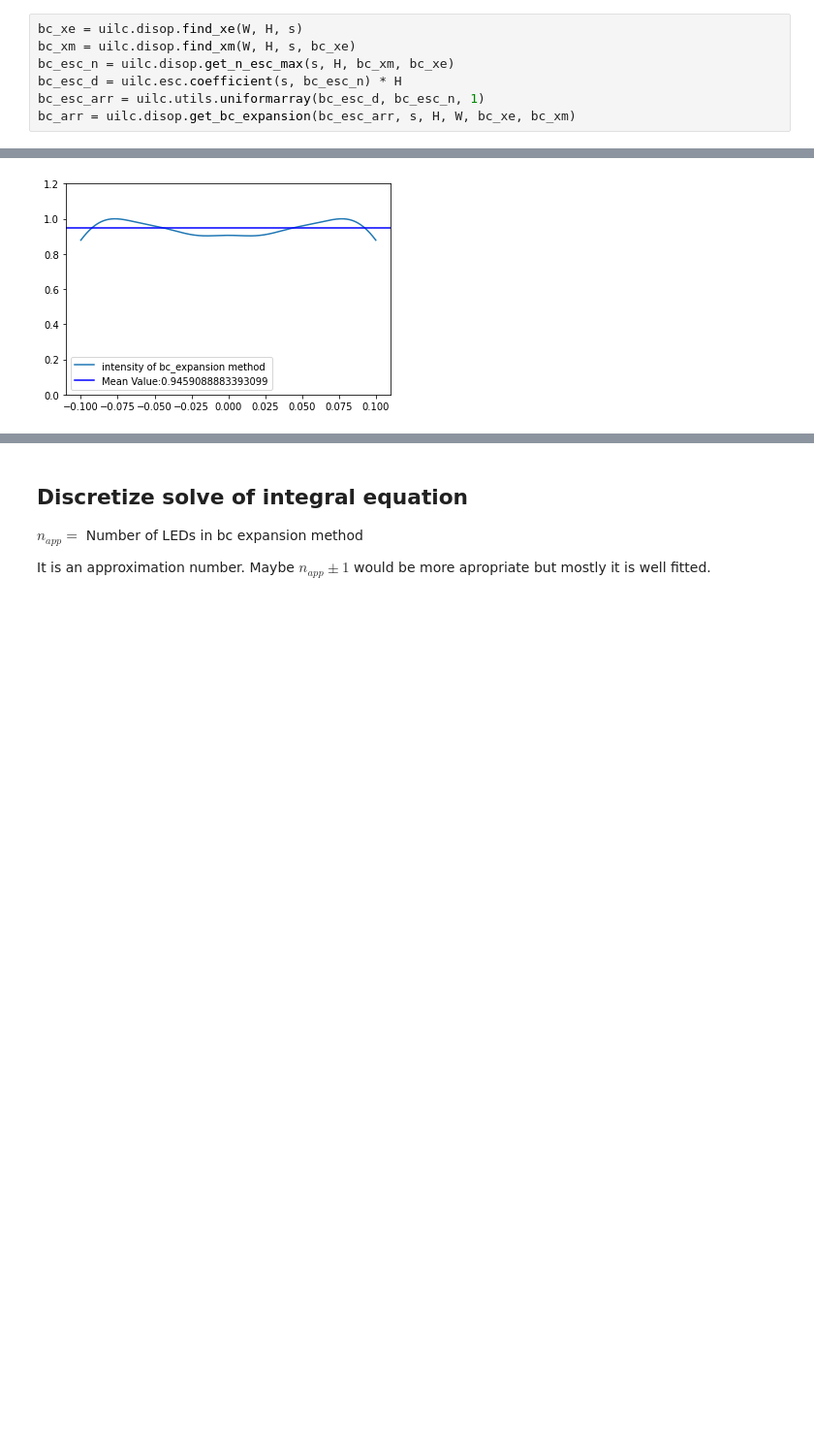
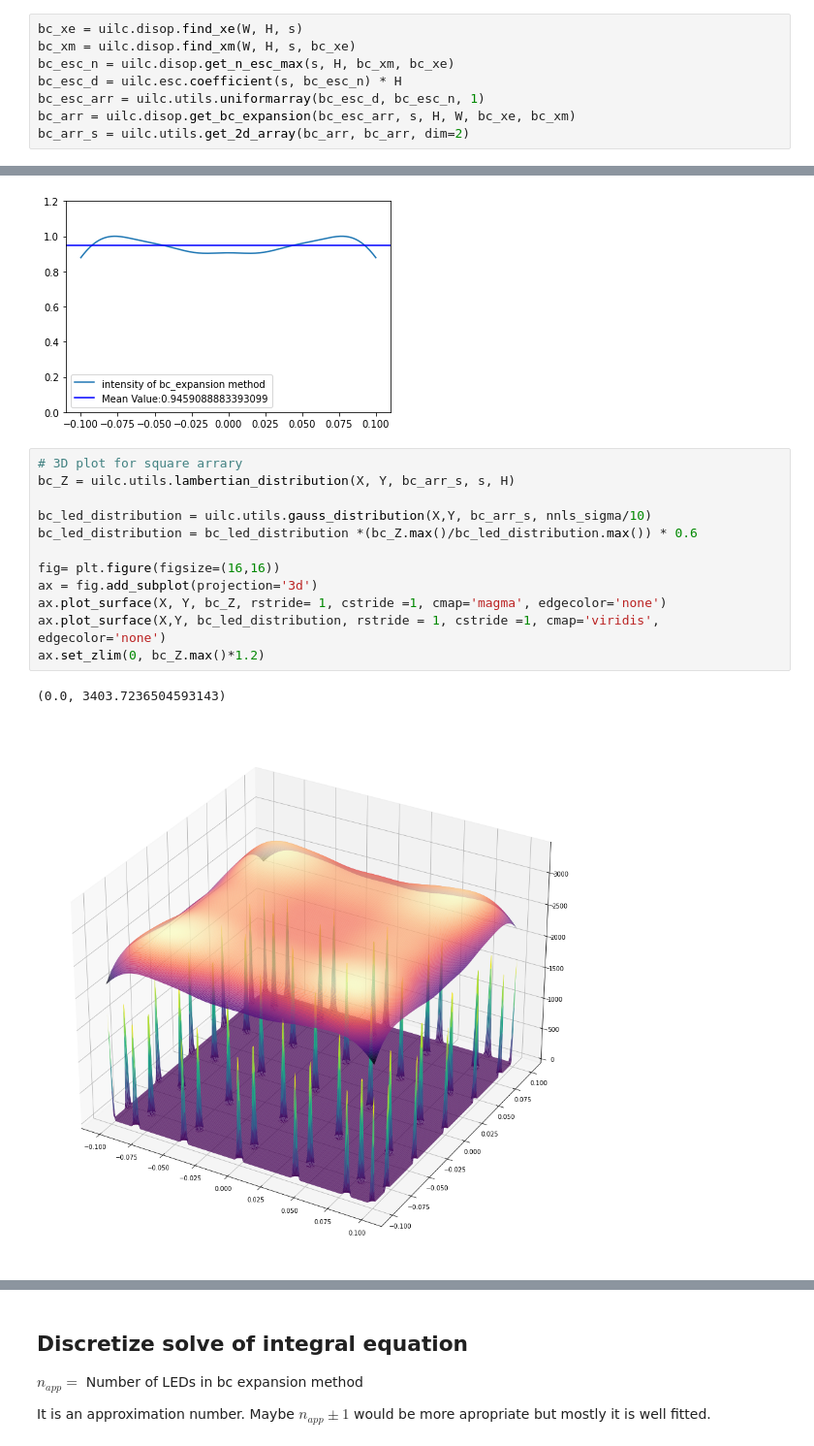
Before and after one commit to HYUNSEONG-KIM/UILC, a Jupyter notebook: docs/usage.ipynb, the cells around one changed output, grey strips where cells are left out. Shown at 97% size. Cells and saved outputs as stored; diff of their text form; blank space fills up the shorter version.

```diff
--- a/docs/usage.ipynb
+++ b/docs/usage.ipynb
@@ -47,6 +68,7 @@ bc_esc_n = uilc.disop.get_n_esc_max(s, H, bc_xm, bc_xe)
 bc_esc_d = uilc.esc.coefficient(s, bc_esc_n) * H
 bc_esc_arr = uilc.utils.uniformarray(bc_esc_d, bc_esc_n, 1)
 bc_arr = uilc.disop.get_bc_expansion(bc_esc_arr, s, H, W, bc_xe, bc_xm)
+bc_arr_s = uilc.utils.get_2d_array(bc_arr, bc_arr, dim=2)
 # %%
 # Intensity graph
 bc_xline = np.linspace(-W/2, W/2 , 400)
@@ -60,3 +82,18 @@ plt.legend()
 plt.show()
 # %% [output]
 [figure]
+# %%
+# 3D plot for square arrary
+bc_Z = uilc.utils.lambertian_distribution(X, Y, bc_arr_s, s, H)
+
+bc_led_distribution = uilc.utils.gauss_distribution(X,Y, bc_arr_s, nnls_sigma/10)
+bc_led_distribution = bc_led_distribution *(bc_Z.max()/bc_led_distribution.max()) * 0.6
+
+fig= plt.figure(figsize=(16,16))
+ax = fig.add_subplot(projection='3d')
+ax.plot_surface(X, Y, bc_Z, rstride= 1, cstride =1, cmap='magma', edgecolor='none')
+ax.plot_surface(X,Y, bc_led_distribution, rstride = 1, cstride =1, cmap='viridis', edgecolor='none')
+ax.set_zlim(0, bc_Z.max()*1.2)
+# %% [output]
+(0.0, 3403.7236504593143)
+[figure, added]
```
Also changed, not shown: parts of 11 cells of this notebook, 1 other file.
